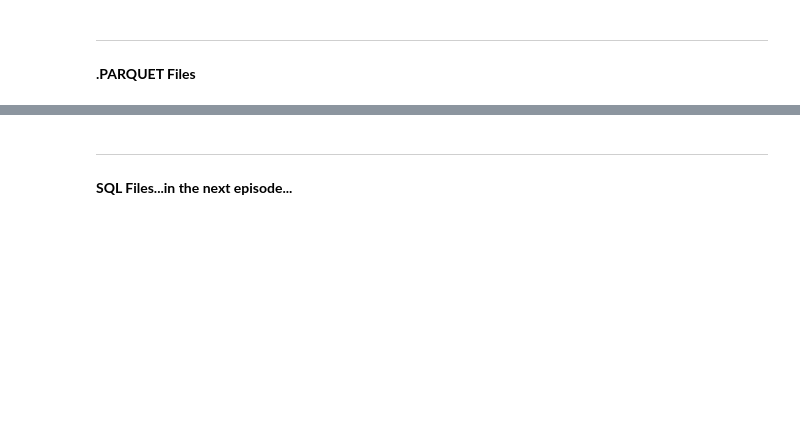
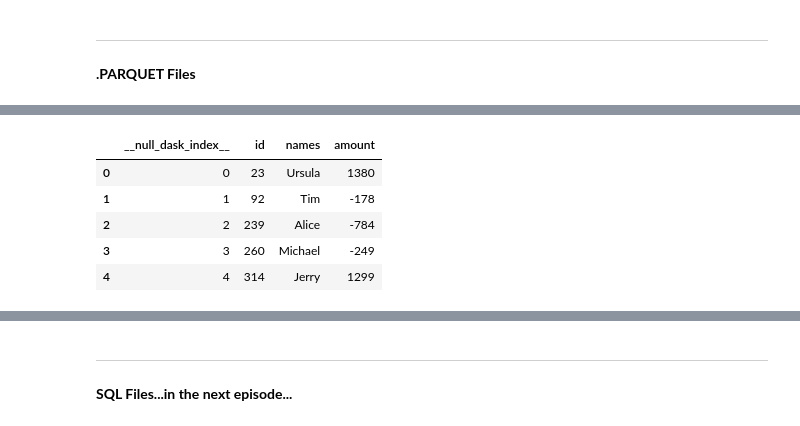
Before and after one commit to dataptmad0124/lessons, a Jupyter notebook: m1/20240131_etl_pandas_import_export.ipynb, the cells around one changed output, grey strips where cells are left out. Drawn from its saved outputs; the diff is of its cells as text; code cells hidden in the pictures; blank space fills up the shorter version.

```diff
--- a/m1/20240131_etl_pandas_import_export.ipynb
+++ b/m1/20240131_etl_pandas_import_export.ipynb
@@ -37,0 +304,4 @@ __.PARQUET Files__
+# %%
+df_tocho = pd.read_parquet('datasets/tocho.parquet')
+
+df_tocho.info()
@@ -37,0 +320,9 @@ __.PARQUET Files__
+# %%
+df_tocho.head()
+# %% [output]
+|  | __null_dask_index__ | id | names | amount |
+| 0 | 0 | 23 | Ursula | 1380 |
+| 1 | 1 | 92 | Tim | -178 |
+| 2 | 2 | 239 | Alice | -784 |
+| 3 | 3 | 260 | Michael | -249 |
+| 4 | 4 | 314 | Jerry | 1299 |
```
Also changed, not shown: parts of 38 cells of this notebook, 4 other files.
